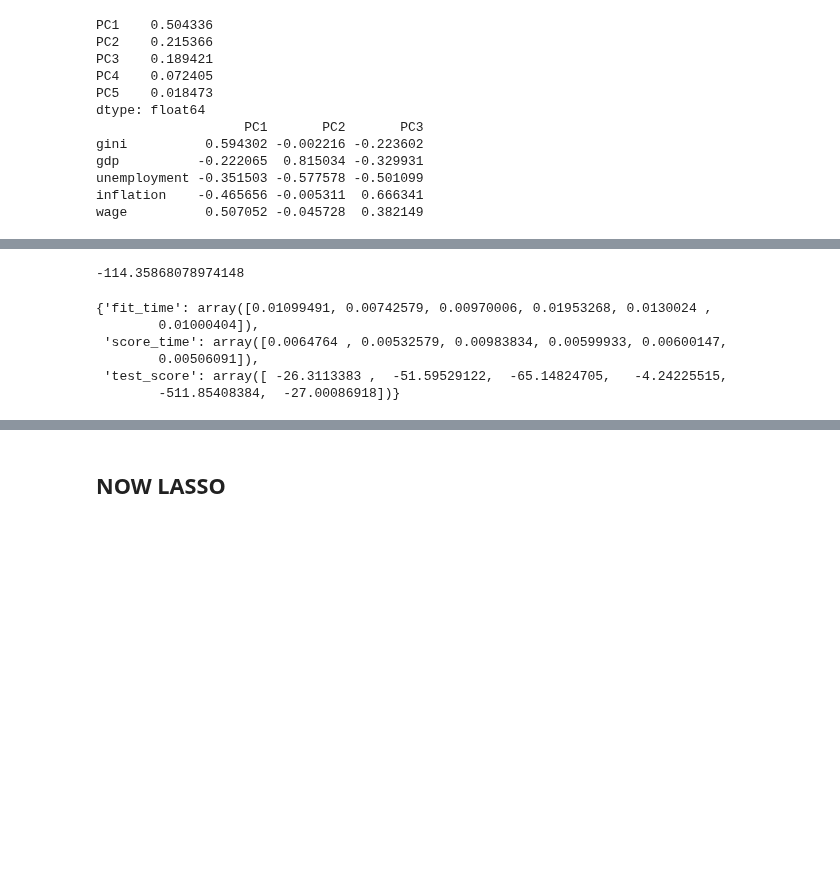
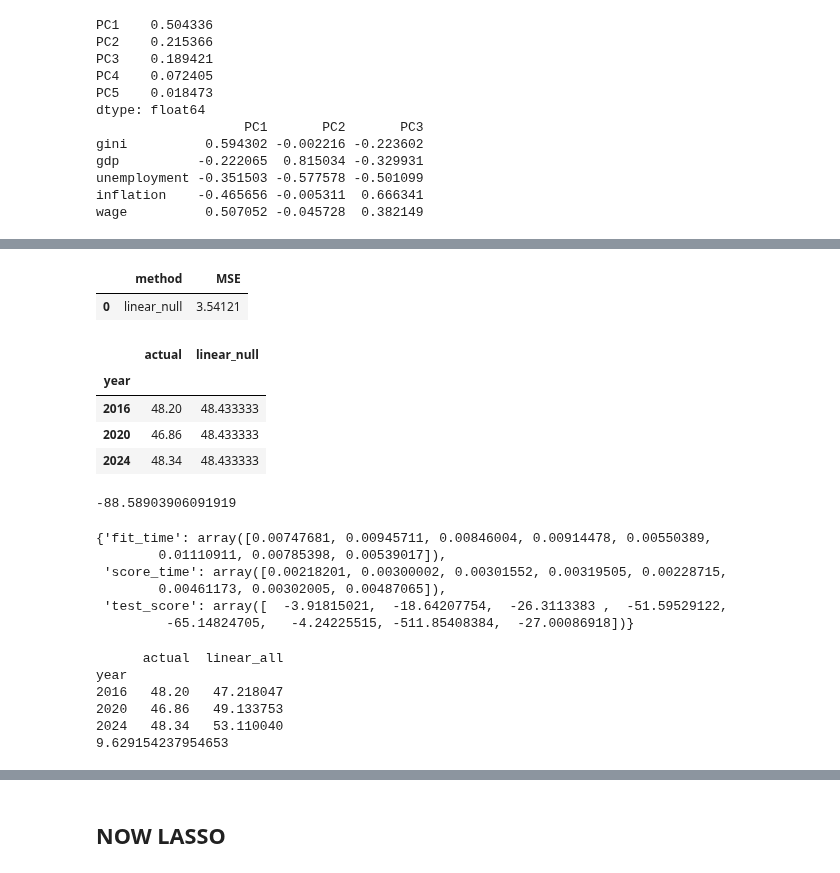
Before and after one commit to carlemilgrumnymann/data_science, a Jupyter notebook: merged analysis and colinearity.ipynb, the cells around one changed output, grey strips where cells are left out. Cells and saved outputs as stored; diff of their text form; code cells hidden in the pictures; blank space fills up the shorter version.

Commit message:
with all results, results in the results folder now, also those from ucloud bart runs

```diff
--- a/merged analysis and colinearity.ipynb
+++ b/merged analysis and colinearity.ipynb
@@ -787,6 +794,7 @@ cv_results
 # %%
 # null model prdeicting last elections
 cols = []
+name = 'linear_null'
 
 X = prediction_data[cols]
 Y = prediction_data['popular vote for incumbent party']
@@ -804,9 +812,11 @@ mse = np.mean((Y_test - predictions)**2)
 
 # Compare predictions vs actuals
 results_df = pd.DataFrame({
-    'Actual': Y_test.values,
-    'Predicted': predictions.values
+    'actual': Y_test.values,
+    f'{name}': predictions.values
 }, index=Y_test.index)
+
+
 
 print(results_df)
 print(mse)
@@ -819,6 +829,25 @@ year
 0.8461777777777736
+# %%
+cv_df_temp = pd.DataFrame({'method': [name], 'MSE': [-cv_err]})
+cv_df = pd.concat([cv_df, cv_df_temp])
+pred_df = results_df
+# %%
+cv_df
+# %% [output]
+|  | method | MSE |
+| 0 | linear_null | 3.54121 |
+# %%
+pred_df
+# %% [output]
+|  | actual | linear_null |
+| year |  |  |
+| 2016 | 48.20 | 48.433333 |
+| 2020 | 46.86 | 48.433333 |
+| 2024 | 48.34 | 48.433333 |
 # %%
 # all predictors model
+name = 'linear_all'
+
 X = prediction_data[['gini', 'gdp', 'unemployment', 'inflation', 'wage', 'pers', 'us', 'prospective conscutive term for incumbent party', 'prospective 1st/2nd term for incumbent party candidate']]
 Y = prediction_data['popular vote for incumbent party']
 
@@ -831,7 +860,7 @@ pipe = Pipeline([
     ('model', LinearRegression(fit_intercept = True))   # handles intercept separately via fit_intercept=True
 ])
 
-tss = TimeSeriesSplit(n_splits=6)
+tss = TimeSeriesSplit(n_splits=8, test_size= 1)
 
 # Pass the full dataset — MS handles column selection inside the pipeline
 cv_results = cross_validate(pipe, X, Y, cv=tss, scoring='neg_mean_squared_error')
@@ -839,10 +868,48 @@ cv_err = np.mean(cv_results['test_score'])
 print(cv_err)
 cv_results
 # %% [output]
--114.35868078974148
+-88.58903906091919
-{'fit_time': array([0.01099491, 0.00742579, 0.00970006, 0.01953268, 0.0130024 ,
-        0.01000404]),
- 'score_time': array([0.0064764 , 0.00532579, 0.00983834, 0.00599933, 0.00600147,
-        0.00506091]),
- 'test_score': array([ -26.3113383 ,  -51.59529122,  -65.14824705,   -4.24225515,
-        -511.85408384,  -27.00086918])}
+{'fit_time': array([0.00747681, 0.00945711, 0.00846004, 0.00914478, 0.00550389,
+        0.01110911, 0.00785398, 0.00539017]),
+ 'score_time': array([0.00218201, 0.00300002, 0.00301552, 0.00319505, 0.00228715,
+        0.00461173, 0.00302005, 0.00487065]),
+ 'test_score': array([  -3.91815021,  -18.64207754,  -26.3113383 ,  -51.59529122,
+         -65.14824705,   -4.24225515, -511.85408384,  -27.00086918])}
+# %%
+# all predictors model prdeicting last elections
+cols = ['gini', 'gdp', 'unemployment', 'inflation', 'wage', 'pers', 'us', 'prospective conscutive term for incumbent party', 'prospective 1st/2nd term for incumbent party candidate']
+
+X = prediction_data[cols]
+Y = prediction_data['popular vote for incumbent party']
+
+# Split: everything except last 2 = train, last 2 = test
+X_train, X_test = X.iloc[:-3], X.iloc[-3:]
+Y_train, Y_test = Y.iloc[:-3], Y.iloc[-3:]
+
+scaler = StandardScaler()
+
+X_train_scaled = scaler.fit_transform(X_train)  # fit on train only
+X_test_scaled = scaler.transform(X_test)         # transform test with train's params
+
+# Fit on training data, predict on last 3
+model = Lasso(alpha = 1, fit_intercept = True)
+model.fit(X_train_scaled, Y_train)
+predictions = model.predict(X_test_scaled)
+
+mse = np.mean((Y_test - predictions)**2)
+
+# Compare predictions vs actuals
+results_df = pd.DataFrame({
+    'actual': Y_test.values,
+    f'{name}': predictions
+}, index=Y_test.index)
+
+print(results_df)
+print(mse)
+# %% [output]
+      actual  linear_all
+year
+2016   48.20   47.218047
+2020   46.86   49.133753
+2024   48.34   53.110040
+9.629154237954653
```
Also changed, not shown: parts of 44 cells of this notebook, 8 other files.
